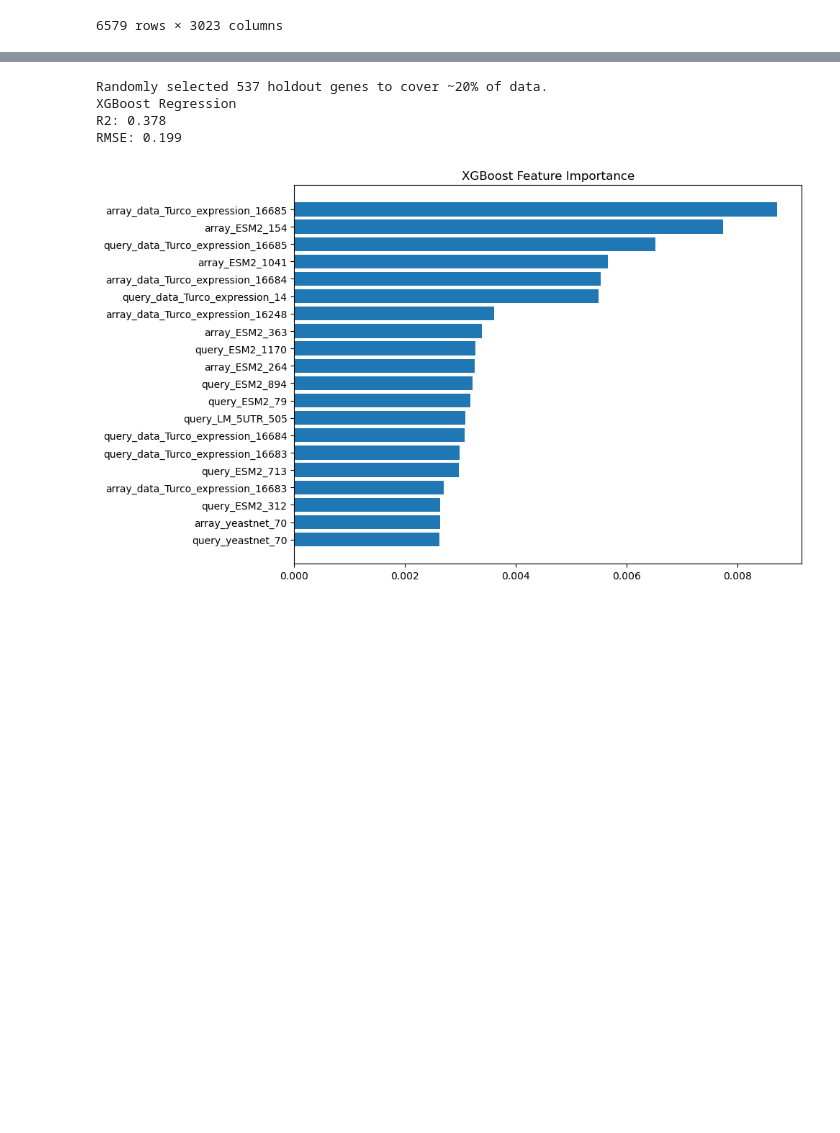
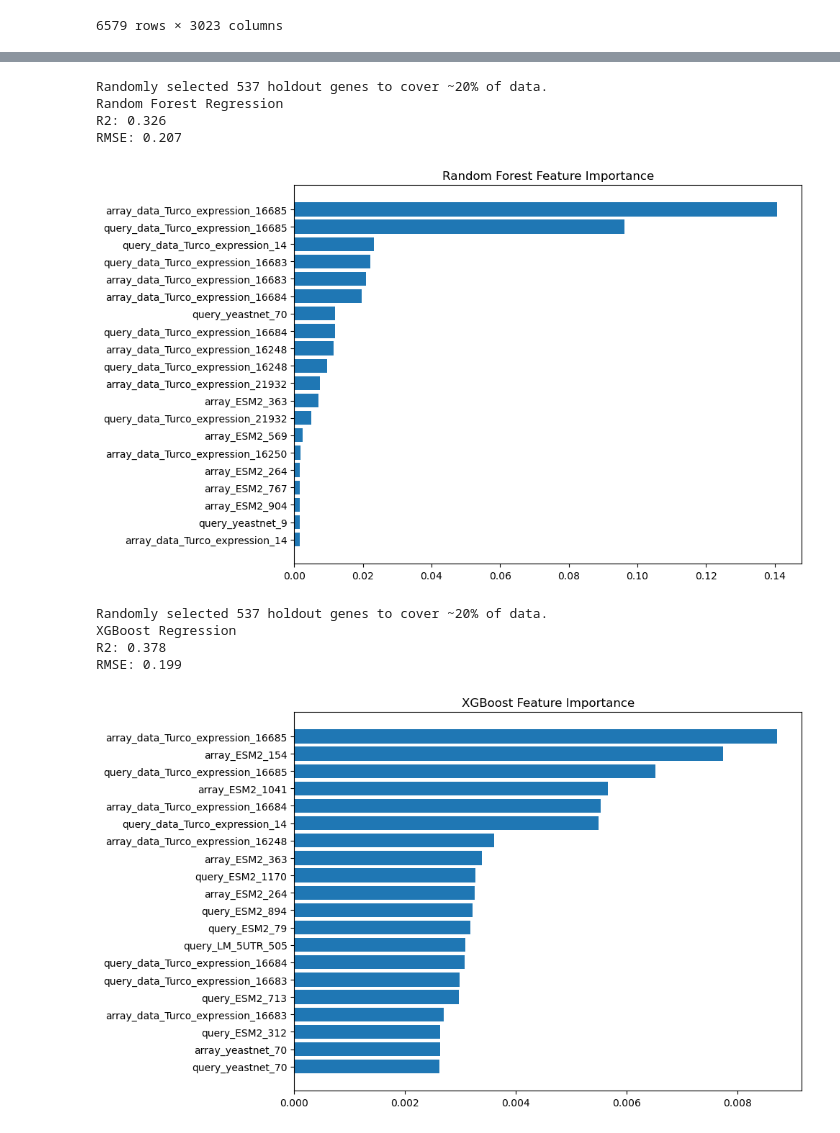
Before and after one commit to egekurt123/yeast_gene_interactions, a Jupyter notebook: Table Predictions/from_embeddings/DMF_Score_Holdout.ipynb, the cells around one changed output, grey strips where cells are left out. Saved outputs shown, nothing was run; the diff lists cells and outputs as text; code cells hidden in the pictures; blank space fills up the shorter version.

```diff
--- a/Table Predictions/from_embeddings/DMF_Score_Holdout.ipynb
+++ b/Table Predictions/from_embeddings/DMF_Score_Holdout.ipynb
@@ -22 +30,9 @@ embeddings
+# %%
+run_Random_Forest(embeddings=embeddings, gene_holdout=True)
+# %% [output]
+Randomly selected 537 holdout genes to cover ~20% of data.
+Random Forest Regression
+R2: 0.326
+RMSE: 0.207
+[figure, added]
 # %%
```
Also changed, not shown: parts of 2 cells of this notebook, 3 other files.
